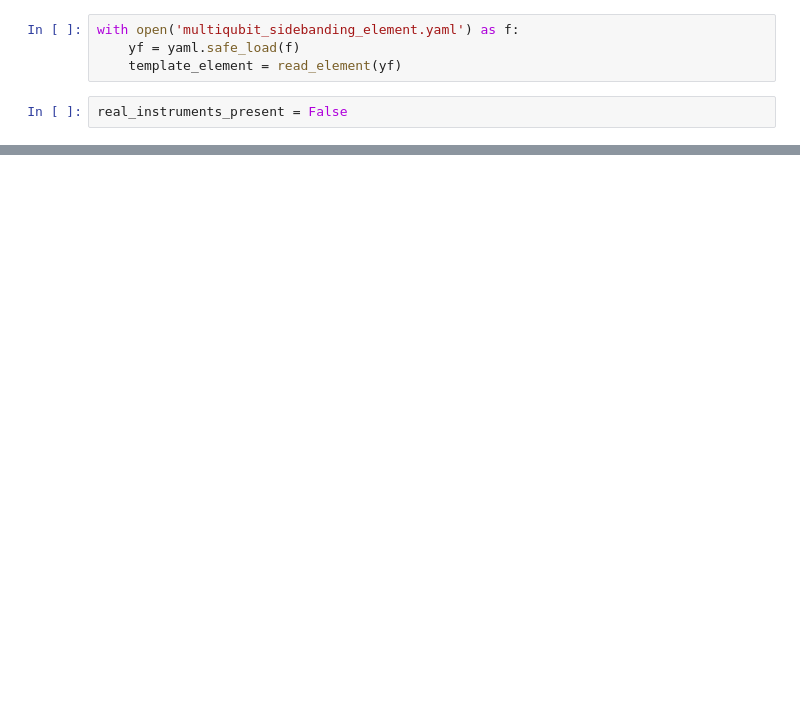
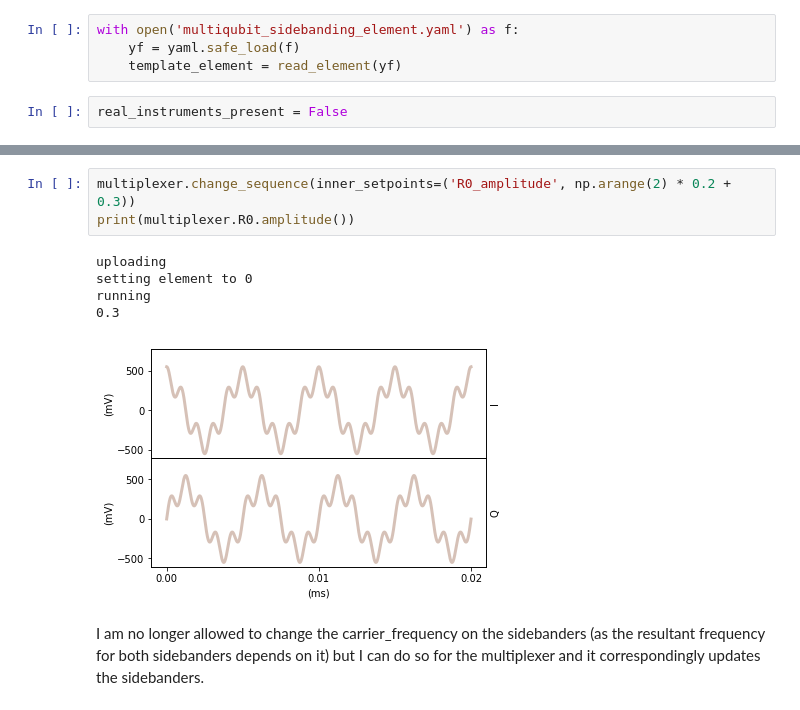
Before and after one commit to qdev-dk/qdev-wrappers, a Jupyter notebook: examples/customised_instruments/Multiplexer.ipynb, the cells around one changed output, grey strips where cells are left out. Saved outputs shown, nothing was run; the diff lists cells and outputs as text; blank space fills up the shorter version.

```diff
--- a/examples/customised_instruments/Multiplexer.ipynb
+++ b/examples/customised_instruments/Multiplexer.ipynb
@@ -88,0 +134,11 @@ sidebander_0.frequency()
+# %%
+multiplexer.change_sequence(inner_setpoints=('R0_amplitude', np.arange(2) * 0.2 + 0.3))
+print(multiplexer.R0.amplitude())
+# %% [output]
+uploading
+setting element to 0
+running
+0.3
+[figure, added]
+# %% [markdown]
+I am no longer allowed to change the carrier_frequency on the sidebanders (as the resultant frequency for both sidebanders depends on it) but I can do so for the multiplexer and it correspondingly updates the sidebanders.
```
Also changed, not shown: parts of 17 cells of this notebook, 4 other files.
